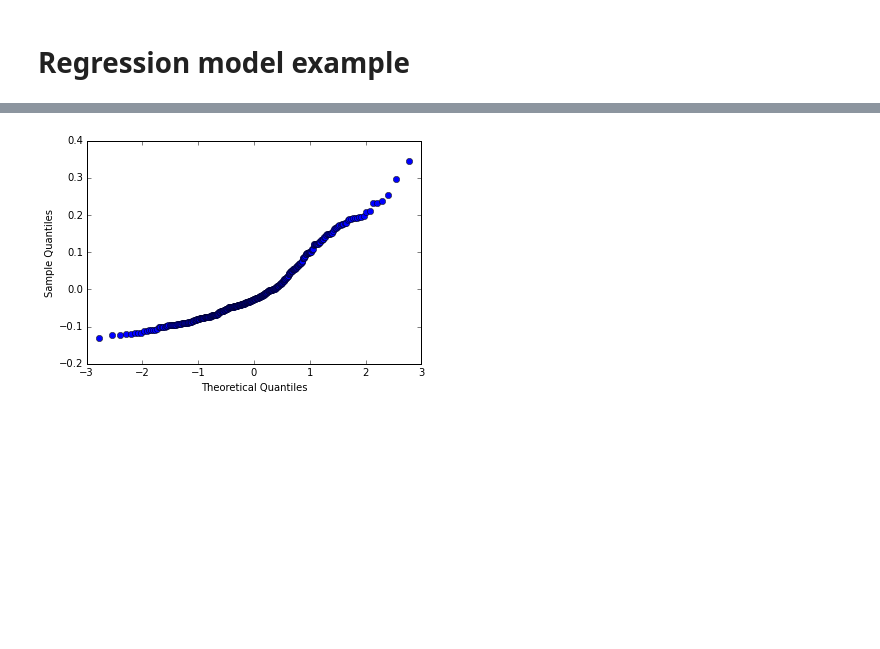
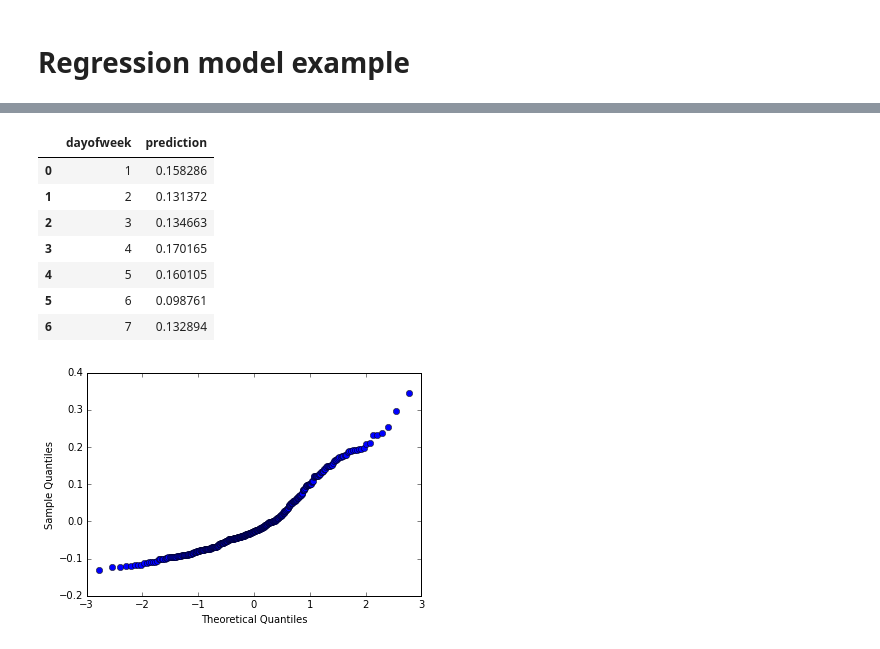
Before and after one commit to christlc/pycon2015hk, a Jupyter notebook: Pycon_talk_notebook.ipynb, the cells around one changed output, grey strips where cells are left out. Drawn from its saved outputs; the diff is of its cells as text; code cells hidden in the pictures; blank space fills up the shorter version.

```diff
--- a/Pycon_talk_notebook.ipynb
+++ b/Pycon_talk_notebook.ipynb
@@ -128,0 +149,14 @@ OLS Regression Results
+# %%
+# Predict different day of week
+predict_df = pd.DataFrame({'dayofweek':[1,2,3,4,5,6,7]})
+predict_df['prediction'] = res.predict(predict_df)
+predict_df
+# %% [output]
+|  | dayofweek | prediction |
+| 0 | 1 | 0.158286 |
+| 1 | 2 | 0.131372 |
+| 2 | 3 | 0.134663 |
+| 3 | 4 | 0.170165 |
+| 4 | 5 | 0.160105 |
+| 5 | 6 | 0.098761 |
+| 6 | 7 | 0.132894 |
```
Also changed, not shown: parts of 5 cells of this notebook, 2 other files.
